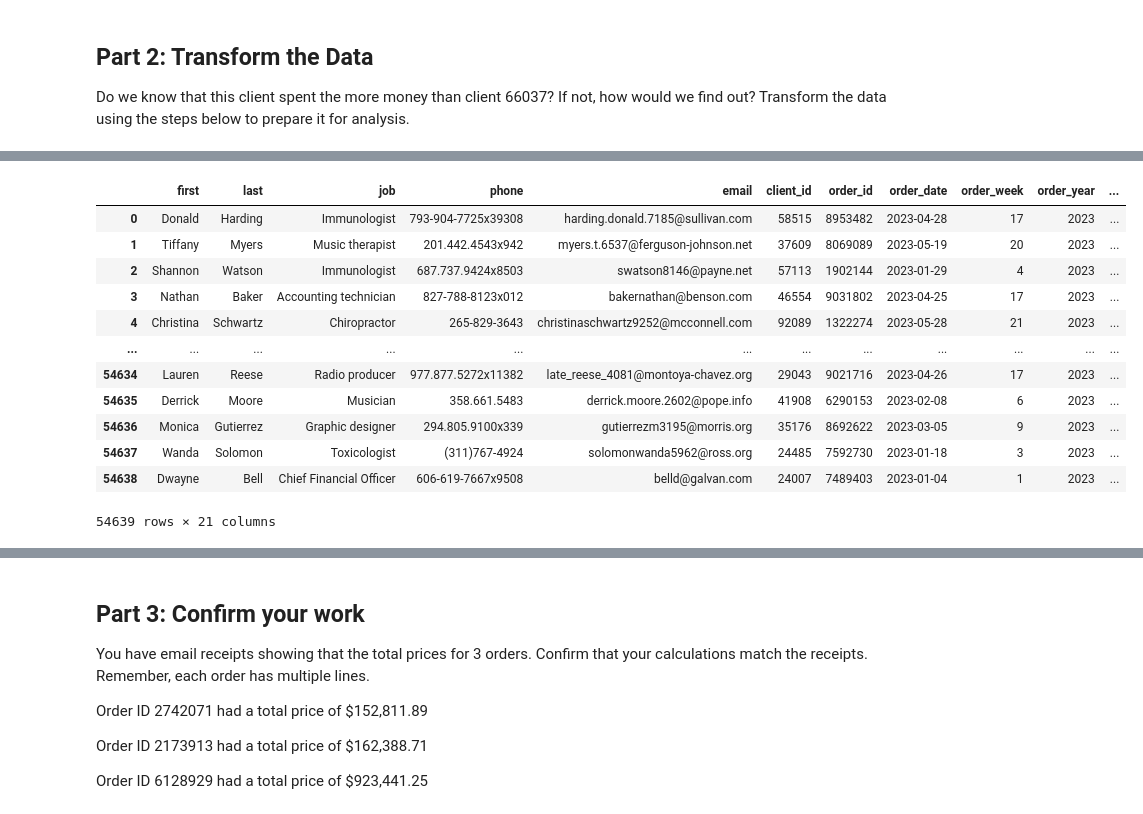
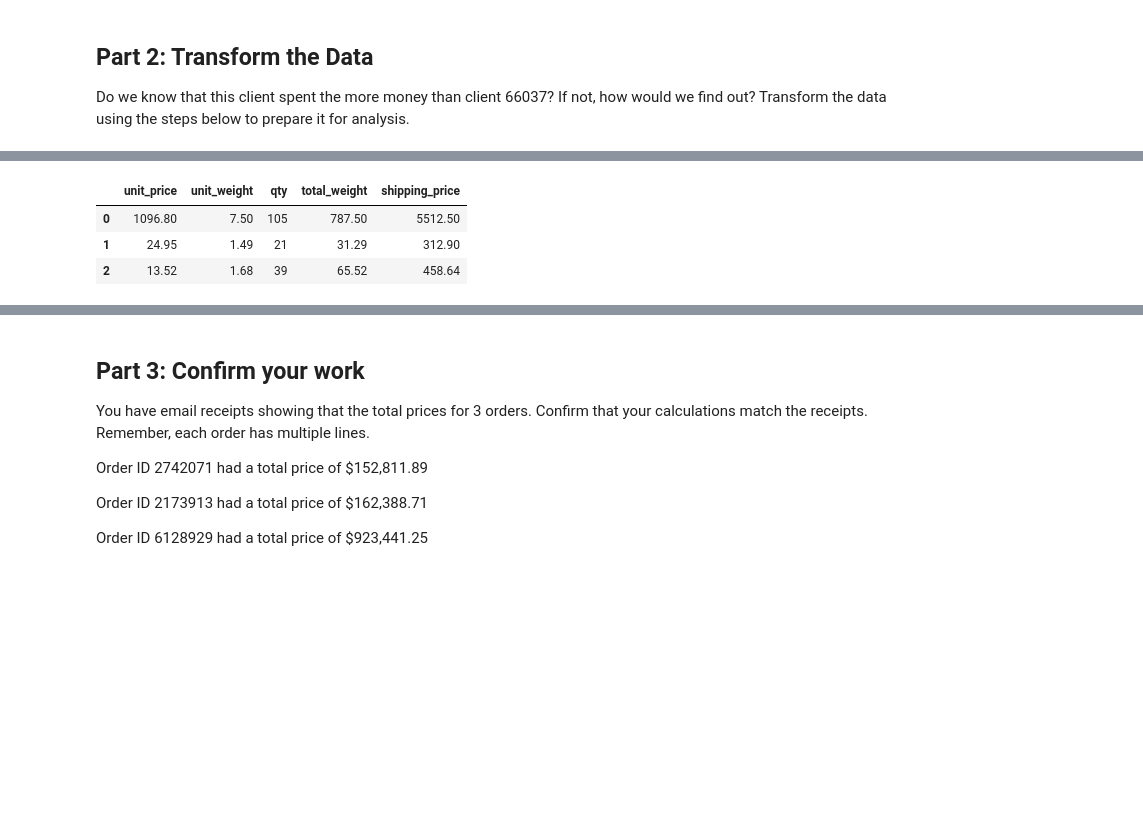
Before and after one commit to moldrabalku2/pandas-challenge-1, a Jupyter notebook: wholesale_data_analysis_starter_code.ipynb, the cells around one changed output, grey strips where cells are left out. Saved outputs shown, nothing was run; the diff lists cells and outputs as text; code cells hidden in the pictures; blank space fills up the shorter version.

```diff
--- a/wholesale_data_analysis_starter_code.ipynb
+++ b/wholesale_data_analysis_starter_code.ipynb
@@ -122,6 +115,12 @@ df_qty.sort_values(by=["qty","client_id", ], ascending=False).head(5)
 Do we know that this client spent the more money than client 66037? If not, how would we find out? Transform the data using the steps below to prepare it for analysis.
 # %%
 # Create a column that calculates the subtotal for each line using the unit_price and the qty
-df['Subtotal'] = df['unit_price'] * df['qty']
-df
+
+# Created the 'line_subtotal' column by multiplying 'unit_price' by 'qty'
+df_transform = df
+df_transform['line_subtotal'] = df['unit_price'] * df['qty']
+
+# Output 'unit_price', 'qty', and 'line_subtotal'
+result_df = df_transform[['unit_price', 'qty', 'line_subtotal']]
+result_df.head(2)
 # %% [output]
@@ -141,39 +130,42 @@ df
 # %%
 # Create a column for shipping price.
-# Assume a shipping price of $7 per pound for orders over 50 pounds and $10 per pound for items 50 pounds or under.
-#unit_price	unit_weight	qty subtotal
-#price of $7 per pound for orders over 50 pounds and $10 per pound for items 50 pounds or under.
+#
+# Assume a shipping price of $7 per pound for orders
+# over 50 pounds and $10 per pound for items 50 pounds or under.
+#
+# note to self we are using unit_weight	qty then if the weight
+# is over 50 lbs its $7 per lbs if under its $10 per lbs
+# going to do this with a for loop
+# Initialize an empty list to store the shipping prices
+df_transform = df
+shipping_prices = []
 
-def shipping_price(scost):
-    weight = scost['unit_weight']
-    quantity = scost['qty']
-    total_weight = weight * quantity
+#Loop through each row of the DataFrame
+for index, row in df.iterrows():
+    total_weight = row['unit_weight'] * row['qty']
 
+    #Calculate the shipping price based on the weight condition
     if total_weight > 50:
-        return total_weight * 7
+        shipping_price = total_weight * 7  # $7 per pound for orders over 50 lbs
     else:
-        return total_weight * 10
+        shipping_price = total_weight * 10  # $10 per pound for orders 50 lbs or under
 
-df['Shipping Price'] = df.apply(shipping_price, axis=1)
+    # Append the shipping price to the list
+    shipping_prices.append(shipping_price)
 
-# "Apply" the function to the amount column
-#donors_df['Match Amount'] = donors_df['Amount'].apply(match_amount)
-#donors_df.head()
-df['Amount'] = df['Shipping Price'] + df['Subtotal']
-df
+# Assign the calculated shipping prices back to the DataFrame
+df_transform['shipping_price'] = shipping_prices
+
+# Output 'unit_price', 'unit_weight', 'qty', 'total_weight', and 'shipping_price'
+df_transform['total_weight'] = df_transform['unit_weight'] * df_transform['qty']
+result_df_a = df_transform[['unit_price', 'unit_weight', 'qty','total_weight', 'shipping_price']]
+
+# Display the result differentiating this result from the below result using a and b at the end
+result_df_a.head(3)
 # %% [output]
-|  | first | last | job | phone | email | client_id | order_id | order_date | order_week | order_year | ... |
-| 0 | Donald | Harding | Immunologist | 793-904-7725x39308 | harding.donald.7185@sullivan.com | 58515 | 8953482 | 2023-04-28 | 17 | 2023 | ... |
-| 1 | Tiffany | Myers | Music therapist | 201.442.4543x942 | myers.t.6537@ferguson-johnson.net | 37609 | 8069089 | 2023-05-19 | 20 | 2023 | ... |
-| 2 | Shannon | Watson | Immunologist | 687.737.9424x8503 | swatson8146@payne.net | 57113 | 1902144 | 2023-01-29 | 4 | 2023 | ... |
-| 3 | Nathan | Baker | Accounting technician | 827-788-8123x012 | bakernathan@benson.com | 46554 | 9031802 | 2023-04-25 | 17 | 2023 | ... |
-| 4 | Christina | Schwartz | Chiropractor | 265-829-3643 | christinaschwartz9252@mcconnell.com | 92089 | 1322274 | 2023-05-28 | 21 | 2023 | ... |
-| ... | ... | ... | ... | ... | ... | ... | ... | ... | ... | ... | ... |
-| 54634 | Lauren | Reese | Radio producer | 977.877.5272x11382 | late_reese_4081@montoya-chavez.org | 29043 | 9021716 | 2023-04-26 | 17 | 2023 | ... |
-| 54635 | Derrick | Moore | Musician | 358.661.5483 | derrick.moore.2602@pope.info | 41908 | 6290153 | 2023-02-08 | 6 | 2023 | ... |
-| 54636 | Monica | Gutierrez | Graphic designer | 294.805.9100x339 | gutierrezm3195@morris.org | 35176 | 8692622 | 2023-03-05 | 9 | 2023 | ... |
-| 54637 | Wanda | Solomon | Toxicologist | (311)767-4924 | solomonwanda5962@ross.org | 24485 | 7592730 | 2023-01-18 | 3 | 2023 | ... |
-| 54638 | Dwayne | Bell | Chief Financial Officer | 606-619-7667x9508 | belld@galvan.com | 24007 | 7489403 | 2023-01-04 | 1 | 2023 | ... |
+|  | unit_price | unit_weight | qty | total_weight | shipping_price |
+| 0 | 1096.80 | 7.50 | 105 | 787.50 | 5512.50 |
+| 1 | 24.95 | 1.49 | 21 | 31.29 | 312.90 |
+| 2 | 13.52 | 1.68 | 39 | 65.52 | 458.64 |
-54639 rows × 21 columns
 # %%
 # Create a column for the total price using the subtotal and the shipping price along with a sales tax of 9.25%
```
Also changed, not shown: parts of 14 cells of this notebook.
